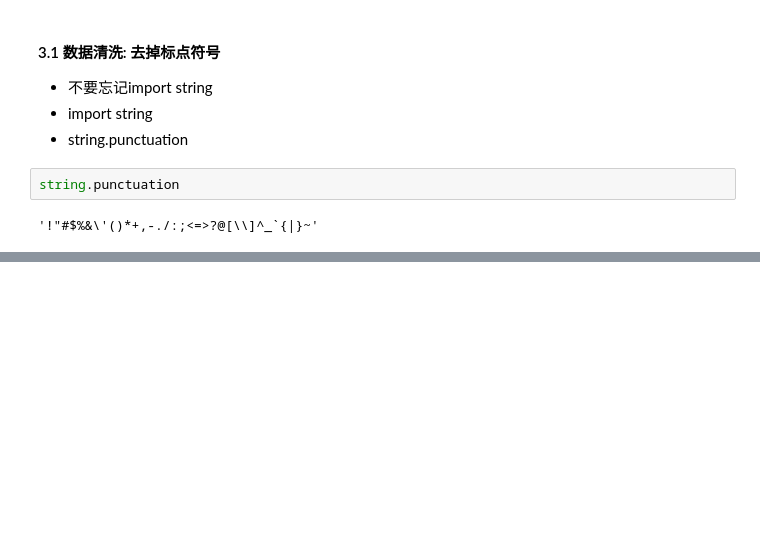
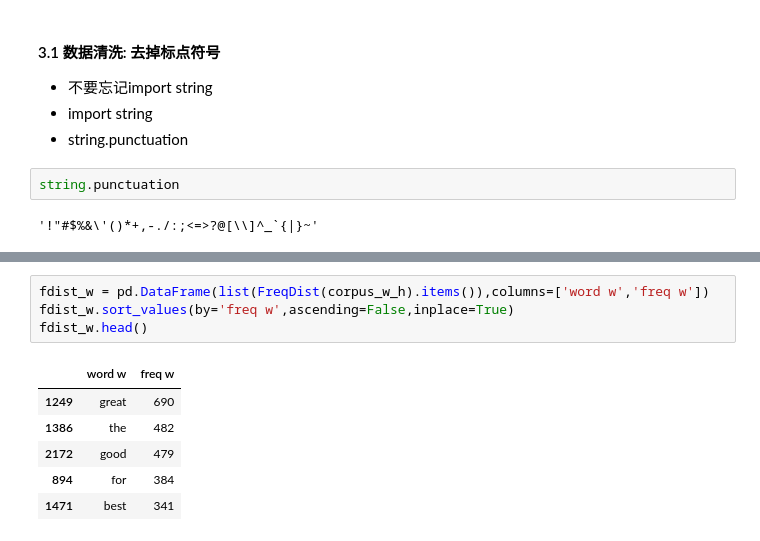
Before and after one commit to davidkorea/amazon_food_reviews, a Jupyter notebook: amazon-fine-food-reviews.ipynb, the cells around one changed output, grey strips where cells are left out. Cells and saved outputs as stored; diff of their text form; blank space fills up the shorter version.

```diff
--- a/amazon-fine-food-reviews.ipynb
+++ b/amazon-fine-food-reviews.ipynb
@@ -193,0 +373,11 @@ reference: [How to explain the str.maketrans function in Python 3.6?](https://st
+# %%
+fdist_w = pd.DataFrame(list(FreqDist(corpus_w_h).items()),columns=['word w','freq w'])
+fdist_w.sort_values(by='freq w',ascending=False,inplace=True)
+fdist_w.head()
+# %% [output]
+|  | word w | freq w |
+| 1249 | great | 690 |
+| 1386 | the | 482 |
+| 2172 | good | 479 |
+| 894 | for | 384 |
+| 1471 | best | 341 |
```
Also changed, not shown: parts of 40 cells of this notebook.
